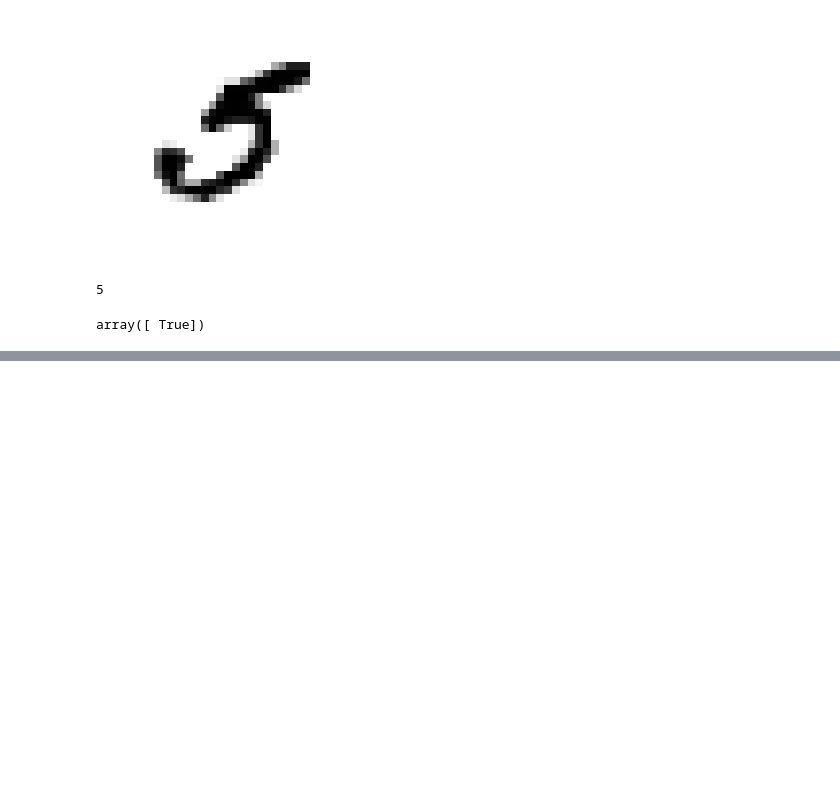
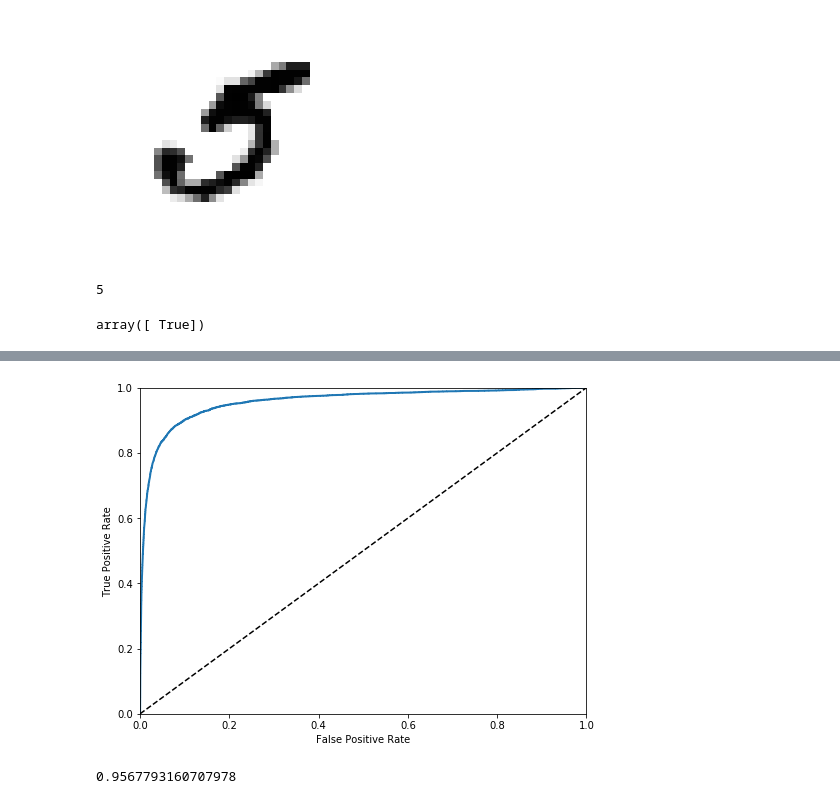
Before and after one commit to marcospm92/Hands-on-Machine-Learning-with-ScikitLearn-and-Tensorflow, a Jupyter notebook: MNIST.ipynb, the cells around one changed output, grey strips where cells are left out. Drawn from its saved outputs; the diff is of its cells as text; code cells hidden in the pictures; blank space fills up the shorter version.

```diff
--- a/MNIST.ipynb
+++ b/MNIST.ipynb
@@ -140,0 +284,43 @@ array([0.96025, 0.8396 , 0.85925])
+# %%
+# Curva ROC - Receiver Operating Characteristic
+
+# Parecida a la curva precision/recall, pero hace plot del true positive rate (recall) vs false positive rate.
+# FPR: Ratio de negativos que son incorrectamente clasificados como positivos. (1 - True negative rate)
+# TNR: Ratio de negativos correctamente clasificados como negativos (specificity)
+# Entonces ROC representa sensitivity (recall) vs (1 - specificity)
+
+fpr, tpr, thresholds = roc_curve(y_train_5, y_scores)
+
+# plot FPR vs TPR
+
+def plot_roc_curve(fpr, tpr, label = None):
+    plt.plot(fpr, tpr, linewidth = 2, label = label)
+    plt.plot([0, 1], [0, 1], 'k--')
+    plt.axis([0, 1, 0, 1])
+    plt.xlabel('False Positive Rate')
+    plt.ylabel('True Positive Rate')
+
+plt.figure(figsize=(8, 6))
+plot_roc_curve(fpr, tpr)
+plt.show()
+
+# Volvemos a tener tradeoff: a mayor recall (TPR), más falsos positivos (FPR) se producen. La linea de puntos
+# representa la curva ROC de un clasificador puramente aleatorio. Un buen clasificador se aleja tanto como sea
+# posible de esa línea, arriba a la izquierda.
+# %% [output]
+[figure, added]
+# %%
+# Una forma de comparar clasificadores es medir el área bajo la curva (AUC). Un clasificador perfecto tendrá
+# ROC AUC igual a 1. Un clasificador puramente aleatorio tendrá un ROC AUC igual a 0.5
+
+roc_auc_score(y_train_5, y_scores)
+
+# Como la curva ROC es parecida a la Precision/Recall (PR), para decidir cual usar podemos aplicar lo siguiente:
+# Preferimos PR si la positive class es rara o si te preocupan más los falsos positivos que los falsos negativos,
+# y la curva ROC a la inversa.
+# Por ejemplo, mirando la curva ROC anterior, y el score ROC AUC, podríamos pensar que el clasificador es
+# realmente bueno, pero esto es porque hay pocos positivos (5s) comparado con los negativos (no-5s). En cambio,
+# la curva PR deja claro que el clasificador tiene posibilidades de mejora, la curva debería estar más pegada
+# arriba a la derecha.
+# %% [output]
+0.9567793160707978
```
Also changed, not shown: parts of 13 cells of this notebook.
